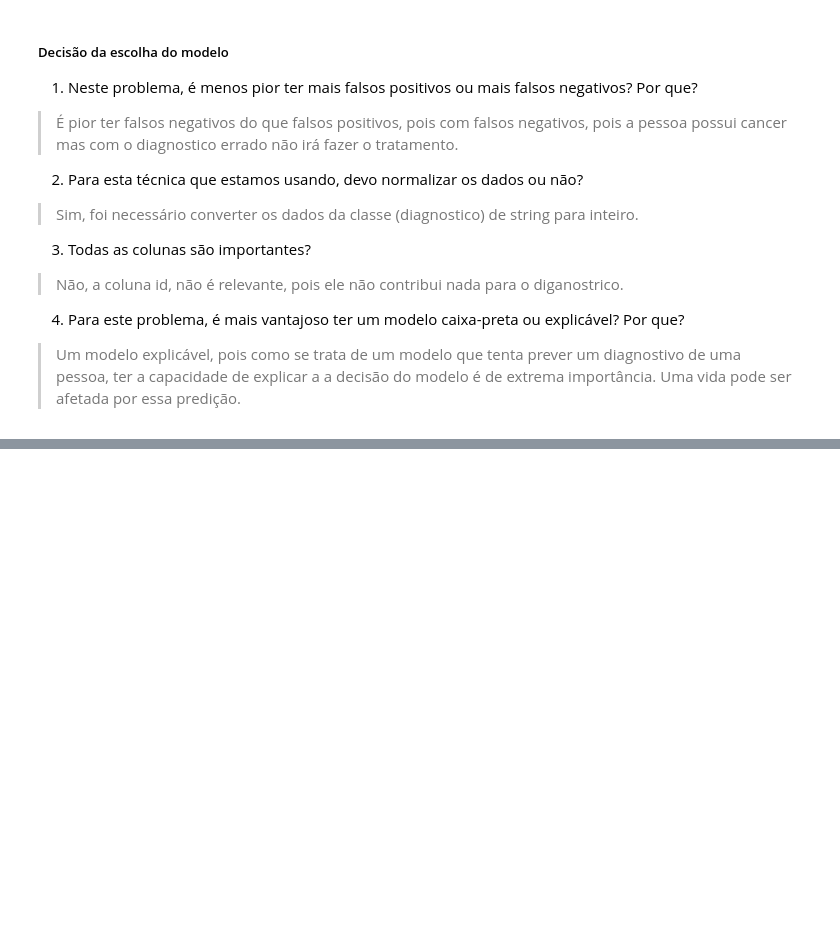
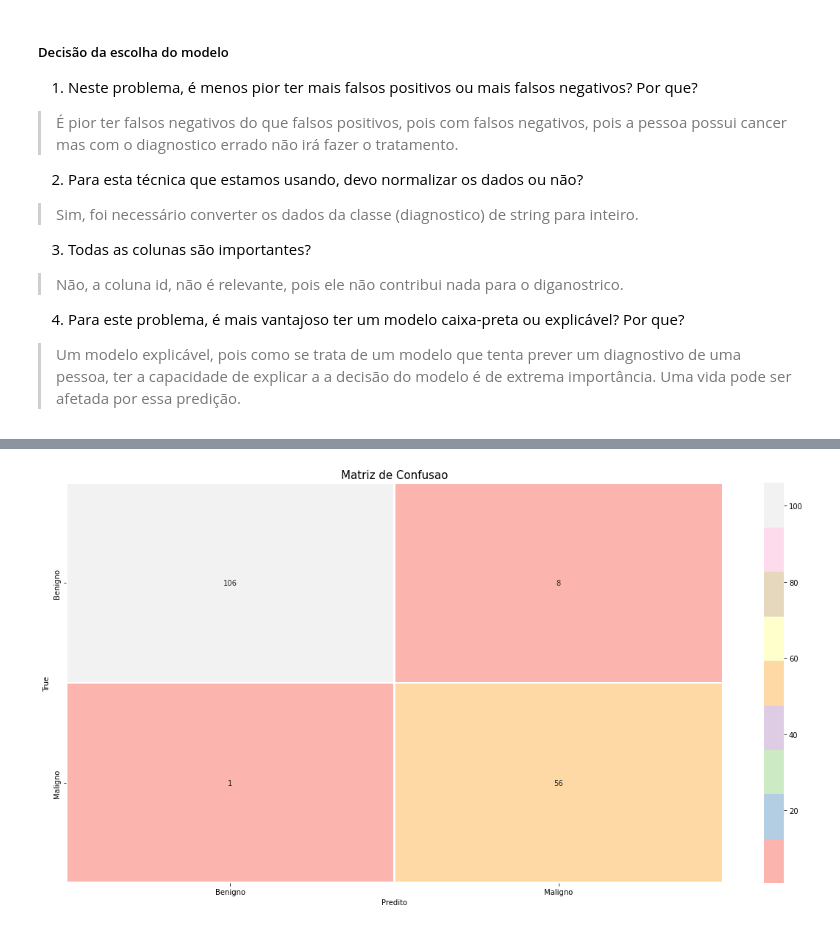
Before and after one commit to EutruTepit/BigData2022, a Jupyter notebook: Prova/Prova_1.ipynb, the cells around one changed output, grey strips where cells are left out. Saved outputs shown, nothing was run; the diff lists cells and outputs as text; code cells hidden in the pictures; blank space fills up the shorter version.

```diff
--- a/Prova/Prova_1.ipynb
+++ b/Prova/Prova_1.ipynb
@@ -461,0 +530,14 @@ with open('objetos2.pkl', 'wb') as arquivo:
+# %%
+Ypred=dtc.predict(Xteste)
+
+cm=confusion_matrix(Ypred,Yteste)
+class_label = ["Benigno", "Maligno"]
+df_cm = pd.DataFrame(cm, index=class_label,columns=class_label)
+
+sns.heatmap(df_cm,annot=True,cmap='Pastel1',linewidths=2,fmt='d')
+plt.title("Matriz de Confusao",fontsize=15)
+plt.xlabel("Predito")
+plt.ylabel("True")
+plt.show()
+# %% [output]
+[figure, added]
```
Also changed, not shown: parts of 12 cells of this notebook.
